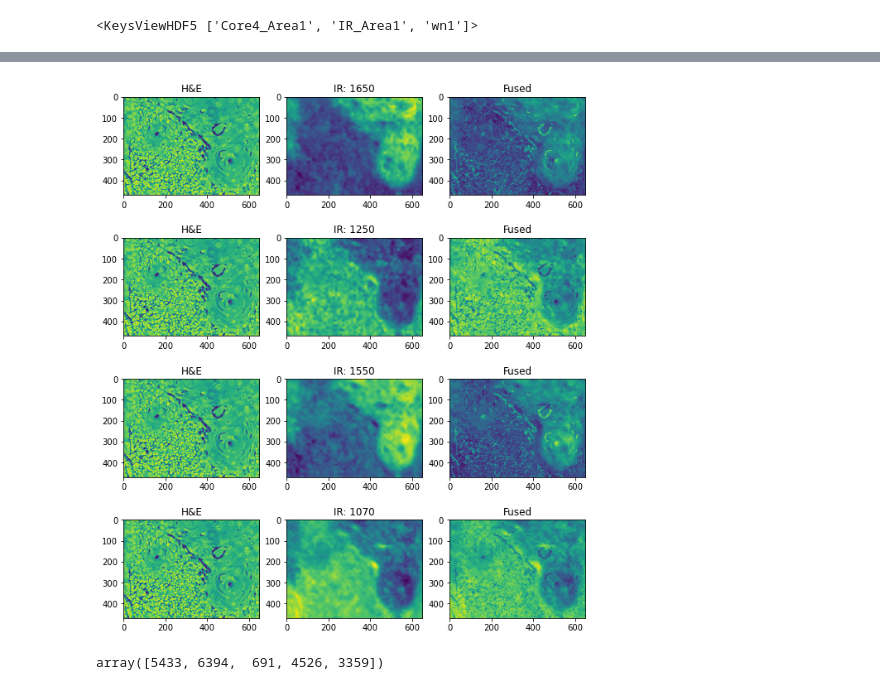
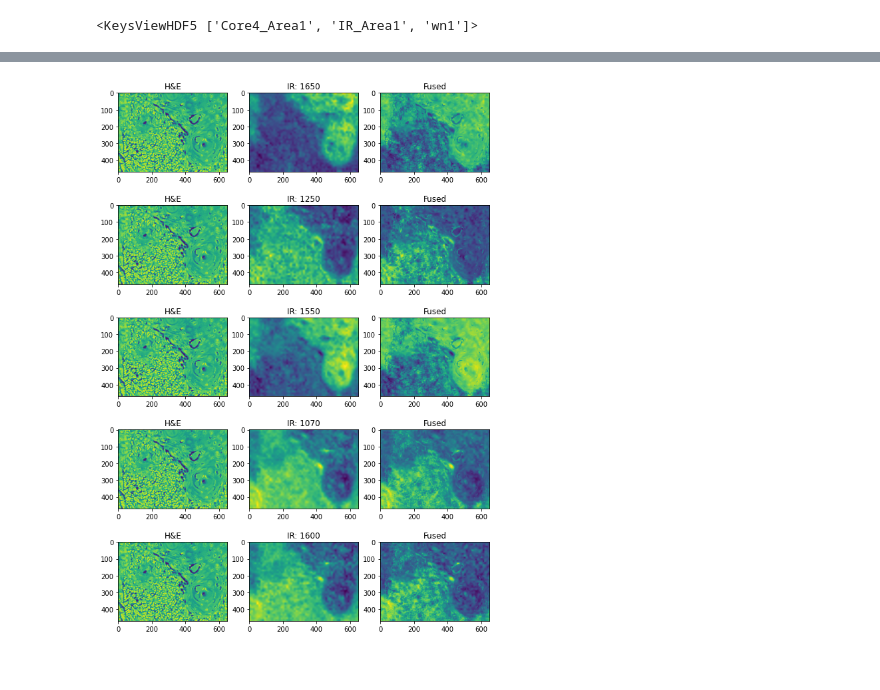
Before and after one commit to c-whitley/PHD, a Jupyter notebook: Autoencoder_Fusion.ipynb, the cells around one changed output, grey strips where cells are left out. Cells and saved outputs as stored; diff of their text form; code cells hidden in the pictures.

```diff
--- a/Autoencoder_Fusion.ipynb
+++ b/Autoencoder_Fusion.ipynb
@@ -23,3 +24,10 @@ with h5py.File('/mnt/c/Users/conor/Google Drive/PhD/Core4_Upsample.mat', 'r') as
     wns = np.array(f['wn1'])
 # %% [output]
 <KeysViewHDF5 ['Core4_Area1', 'IR_Area1', 'wn1']>
+# %%
+with h5py.File('/mnt/c/Users/conor/Google Drive/PhD/G9_Area1.mat', 'r') as f:
+    print(f.keys())
+
+    core2 = 1-np.array(f['I_G9_AREA3'])
+    ir2 = np.array(f['G9_IR_Area1'])
+    wns2 = np.array(f['wn2'])
@@ -29,7 +39,7 @@ scaler = RobustScaler()
 x_train, x_test = train_test_split(scaler.fit_transform(ir.T.reshape(-1, wns.shape[1])))
 #x_train, x_test = train_test_split(ir.T.reshape(-1, wns.shape[1]))
 # %%
-latent_dim = 16
+latent_dim = 32
 
 class Autoencoder(Model):
   def __init__(self, latent_dim):
@@ -58,7 +68,7 @@ autoencoder = Autoencoder(latent_dim)
 # %%
 autoencoder.compile(optimizer='adam', loss=losses.MeanSquaredError())
 # %%
-autoencoder.fit(x_train, x_train,
+history = autoencoder.fit(x_train, x_train,
                 epochs=5,
                 shuffle=True,
                 validation_data=(x_test, x_test))
@@ -94,0 +93,16 @@ up_scaled = mapped.reshape(ir.T.shape)
+# %%
+encoded = autoencoder.encoder(scaler.transform(ir.T.reshape(-1, wns.shape[1]))).numpy()
+#encoded = autoencoder.encoder(ir.T.reshape(-1, wns.shape[1])).numpy()
+
+mx = np.argmax(encoded.mean(axis=0))
+
+core_scaled = minmax_scale(core.T.reshape(-1,1), feature_range=(np.quantile(encoded[:,mx],.01), np.quantile(encoded[:,mx],.99)))
+#core_scaled = minmax_scale(core.T.reshape(-1,1), feature_range=(encoded[:,].min(), encoded[:,0].max()))
+
+#stacked = np.concatenate([core_scaled.T.reshape(-1,1), encoded[:,1:]], axis=1)
+stacked = encoded.copy()
+stacked[:,mx] = core_scaled.squeeze()
+#stacked = encoded
+
+mapped = autoencoder.decoder(stacked).numpy()
+up_scaled = mapped.reshape(ir.T.shape)
@@ -95,21 +127,17 @@ up_scaled = mapped.reshape(ir.T.shape)
 # %%
-wns_ = [1650, 1250, 1550, 1070]
+wns_ = [1650, 1250, 1550, 1070, 1600]
 
 fig, rows = plt.subplots(figsize=(10, 3*len(wns_)), ncols = 3, nrows = len(wns_))
 
 for wn, cols in zip(wns_, rows):
 
     wni = np.argmin([np.abs(wn - i) for i in wns.squeeze()])
 
     for title, col, im in zip(['H&E',f'IR: {wn}','Fused'], cols, [core.T, ir[wni,:,:].T, up_scaled[:,:,wni]]):
 
         col.set_title(title)
         col.imshow(im)
 
 fig.savefig('./Fusion_Results.pdf')
 # %% [output]
-[figure, old version]
+[figure, new version]
-# %%
-np.random.randint(0,7000,5)
-# %% [output]
-array([5433, 6394,  691, 4526, 3359])
```
Also changed, not shown: parts of 23 cells of this notebook, 3 other files.
